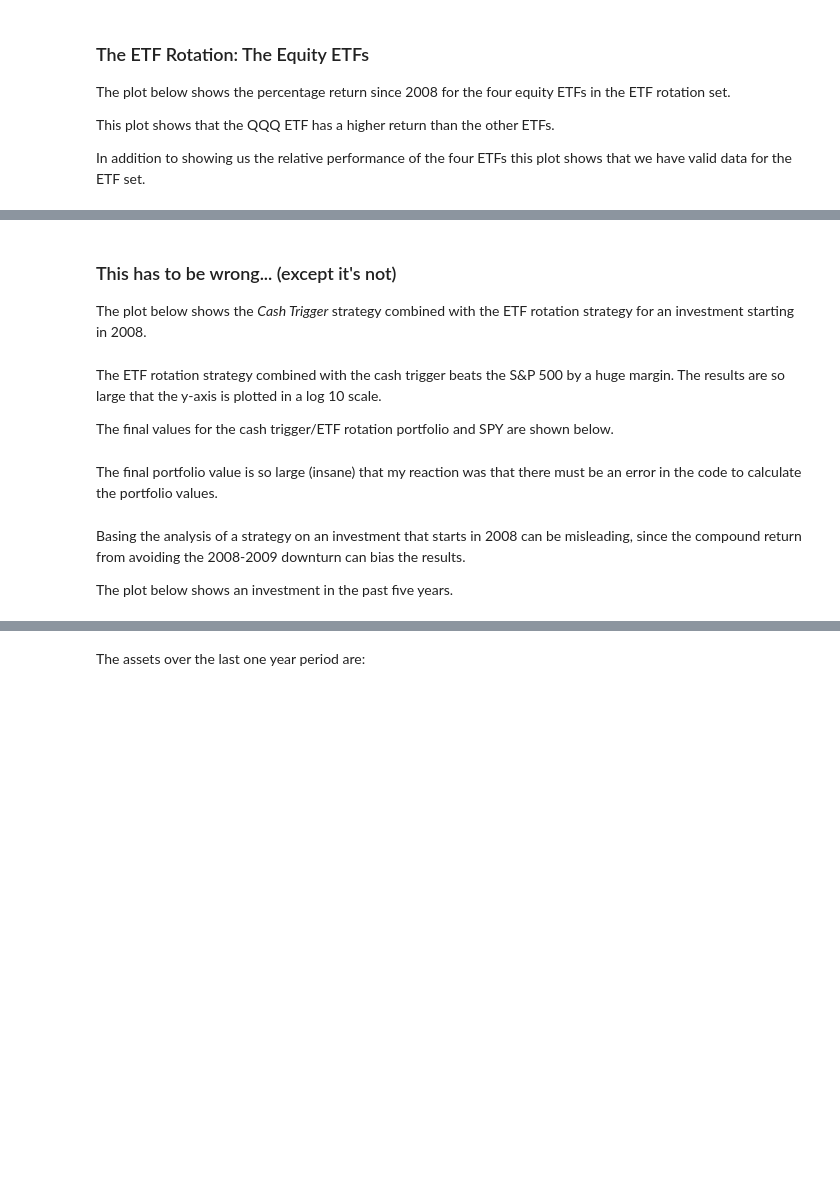
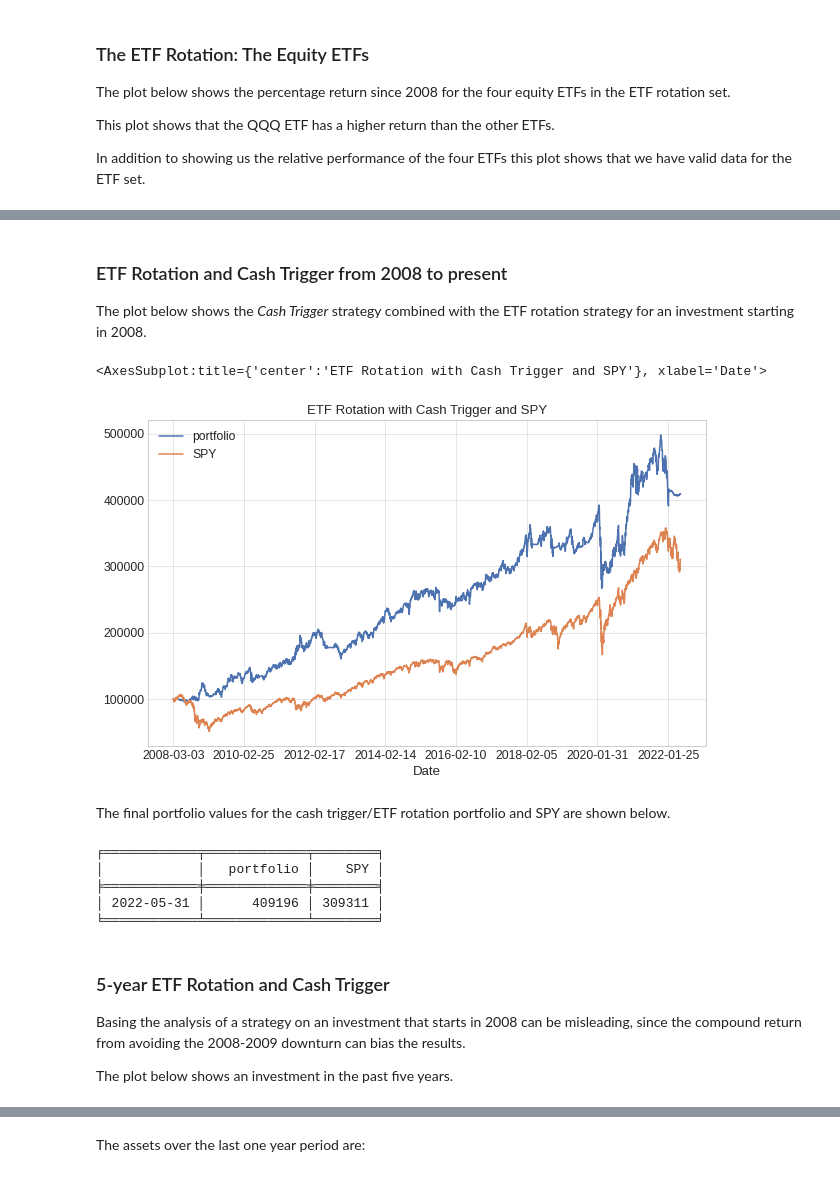
Before and after one commit to IanLKaplan/cash_trigger, a Jupyter notebook: cash_trigger.ipynb, the cells around one changed output, grey strips where cells are left out. Cells and saved outputs as stored; diff of their text form; code cells hidden in the pictures; blank space fills up the shorter version.

```diff
--- a/cash_trigger.ipynb
+++ b/cash_trigger.ipynb
@@ -776,20 +776,13 @@ def adjust_time_series(ts_one_df: pd.DataFrame, ts_two_df: pd.DataFrame) -> Tupl
 
 
 def build_plot_data(holdings: float, portfolio_df: pd.DataFrame, spy_df: pd.DataFrame) -> pd.DataFrame:
-    port_start_date = portfolio_df.index[0]
-    port_start_date = convert_date(port_start_date)
-    port_end_date = portfolio_df.index[-1]
-    port_end_date = convert_date(port_end_date)
-    spy_index = spy_df.index
-    spy_start_ix = findDateIndex(spy_index, port_start_date)
-    spy_end_ix = findDateIndex(spy_index, port_end_date)
-    spy_df = pd.DataFrame(spy_df[:][spy_start_ix:spy_end_ix+1])
-    spy_return = return_df(spy_df)
+    t_port_df, t_spy_df = adjust_time_series(portfolio_df, spy_df)
+    spy_return = return_df(t_spy_df)
     spy_return_a = apply_return(start_val=holdings, return_df=spy_return)
     spy_port = pd.DataFrame(spy_return_a)
     spy_port.columns = ['SPY']
-    spy_port.index = pd.to_datetime(spy_df.index)
-    plot_df = portfolio_df.copy()
+    spy_port.index = pd.to_datetime(t_spy_df.index)
+    plot_df = t_port_df.copy()
     plot_df['SPY'] = spy_port
     return plot_df
 
@@ -1707,33 +1763,31 @@ plot_df = build_plot_data(holdings=holdings,
 # %% [markdown]
 <h3>
-This has to be wrong... (except it's not)
+ETF Rotation and Cash Trigger from 2008 to present
 </h3>
 <p>
 The plot below shows the <i>Cash Trigger</i> strategy combined with the ETF rotation
 strategy for an investment starting in 2008.
 </p>
 # %%
-ax = plot_df.plot(grid=True,
-             title='ETF Rotation with Cash Trigger and SPY', figsize=(10,6),
-             logy=True)
-ax.set_ylabel("Log10")
+plot_df.plot(grid=True, title='ETF Rotation with Cash Trigger and SPY', figsize=(10,6))
+# %% [output]
+<AxesSubplot:title={'center':'ETF Rotation with Cash Trigger and SPY'}, xlabel='Date'>
+[figure, added]
 # %% [markdown]
+
 <p>
-The ETF rotation strategy combined with the cash trigger beats the S&P 500 by a huge margin.
-The results are so large that the y-axis is plotted in a log 10 scale.
+The final portfolio values for the cash trigger/ETF rotation portfolio and SPY are shown below.
 </p>
-<p>
-The final values for the cash trigger/ETF rotation portfolio and SPY are shown below.
-</p>
 # %%
 terminal_vals_s = plot_df[:].iloc[-1]
 terminal_vals_df = pd.DataFrame(terminal_vals_s).transpose()
 print(tabulate(terminal_vals_df, headers=[*terminal_vals_df.columns], tablefmt='fancy_grid', floatfmt=".0f"))
+# %% [output]
+╒════════════╤═════════════╤════════╕
+│            │   portfolio │    SPY │
+╞════════════╪═════════════╪════════╡
+│ 2022-05-31 │      409196 │ 309311 │
+╘════════════╧═════════════╧════════╛
-# %% [markdown]
-<p>
-The final portfolio value is so large (insane) that my reaction was that there must be an error
-in the code to calculate the portfolio values.
-</p>
 # %%
 five_year_etf_rotation_portfolio_df, unused = portfolio_return(holdings=holdings,
                                                risk_asset=rotation_etf_shy,
@@ -1745,6 +1799,9 @@ five_year_etf_rotation_portfolio_df, unused = portfolio_return(holdings=holdings
 
 plot_df = build_plot_data(holdings=holdings, portfolio_df=five_year_etf_rotation_portfolio_df, spy_df=spy_close)
 # %% [markdown]
+<h3>
+5-year ETF Rotation and Cash Trigger
+</h3>
 <p>
 Basing the analysis of a strategy on an investment that
 starts in 2008 can be misleading, since the compound return from avoiding the 2008-2009
```
Also changed, not shown: parts of 28 cells of this notebook, 1 other file.
